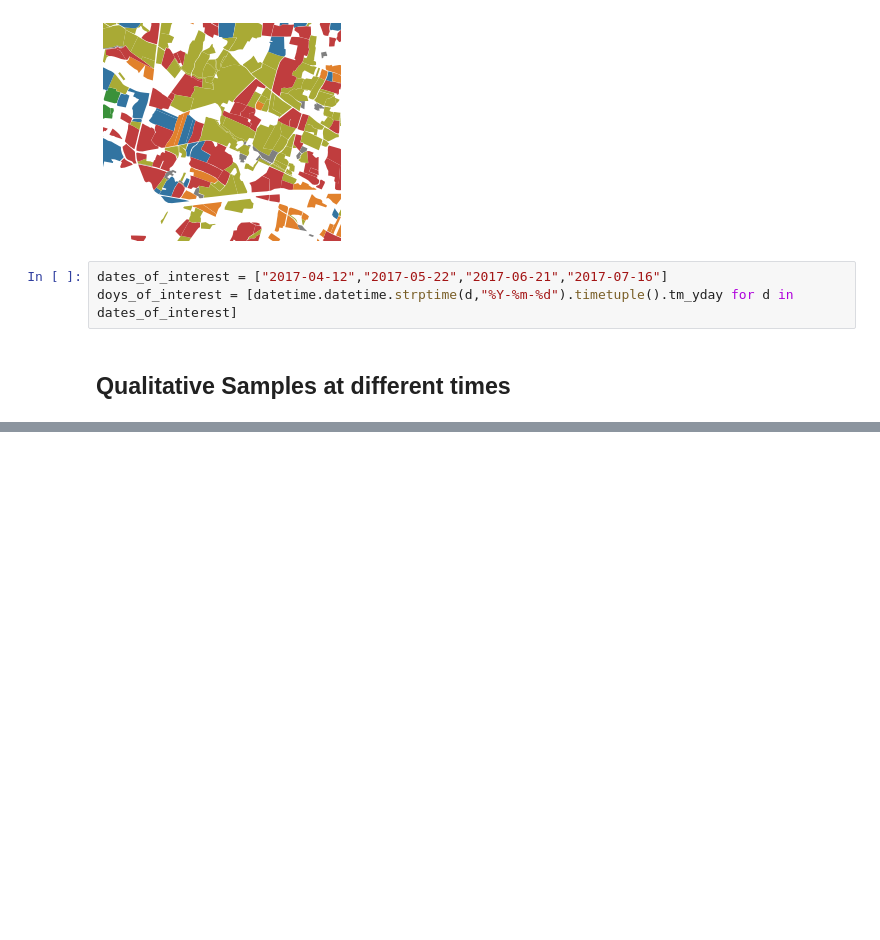
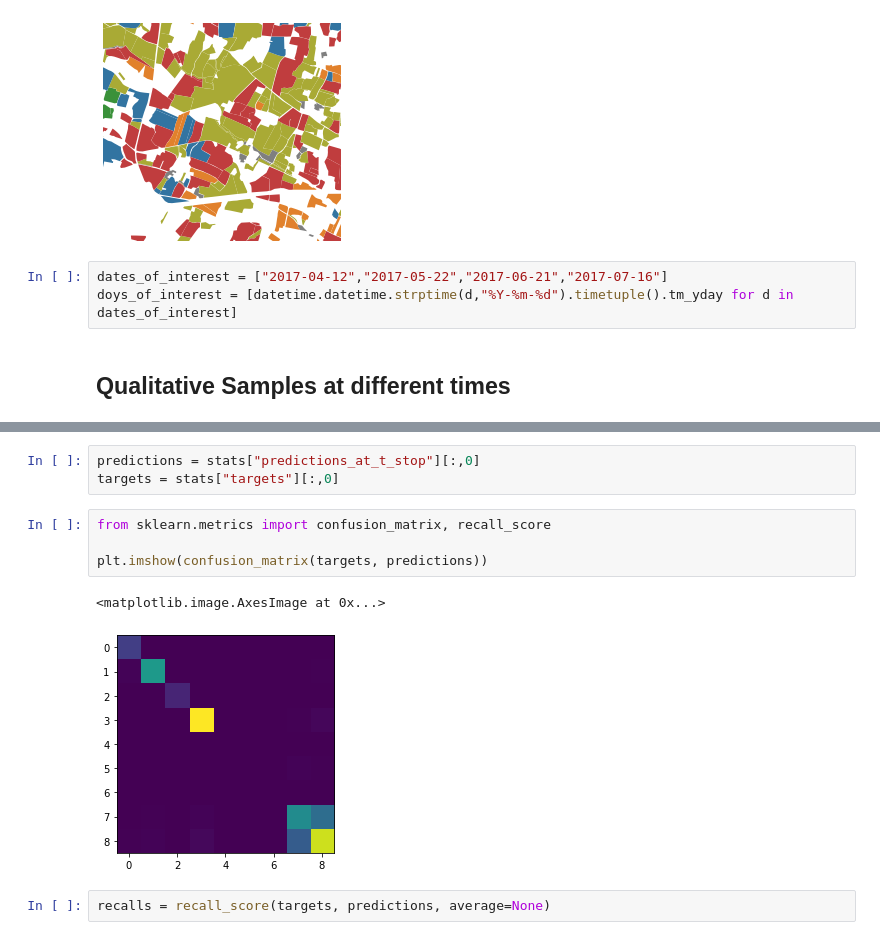
Before and after one commit to MarcCoru/elects, a Jupyter notebook: notebooks/Breizhcrops.ipynb, the cells around one changed output, grey strips where cells are left out. Drawn from its saved outputs; the diff is of its cells as text; blank space fills up the shorter version.

```diff
--- a/notebooks/Breizhcrops.ipynb
+++ b/notebooks/Breizhcrops.ipynb
@@ -806,3 +824,15 @@ for doy, date in zip(doys_of_interest, dates_of_interest):
 [figure]
 [figure]
 [figure]
+# %%
+predictions = stats["predictions_at_t_stop"][:,0]
+targets = stats["targets"][:,0]
+# %%
+from sklearn.metrics import confusion_matrix, recall_score
+
+plt.imshow(confusion_matrix(targets, predictions))
+# %% [output]
+<matplotlib.image.AxesImage at 0x...>
+[figure, added]
+# %%
+recalls = recall_score(targets, predictions, average=None)
```
Also changed, not shown: parts of 5 cells of this notebook, 5 other files.
